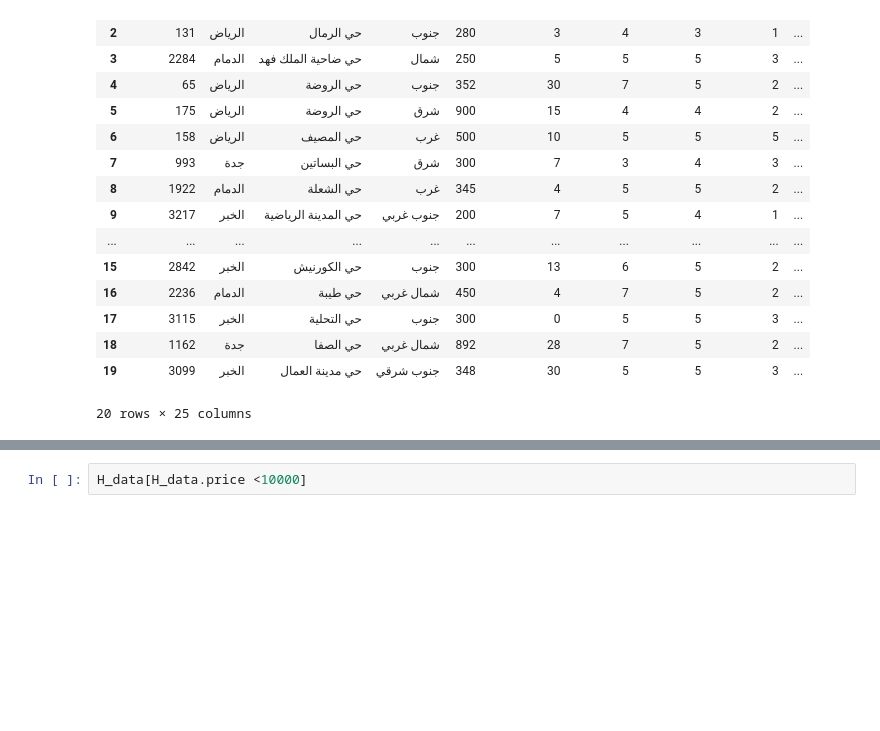
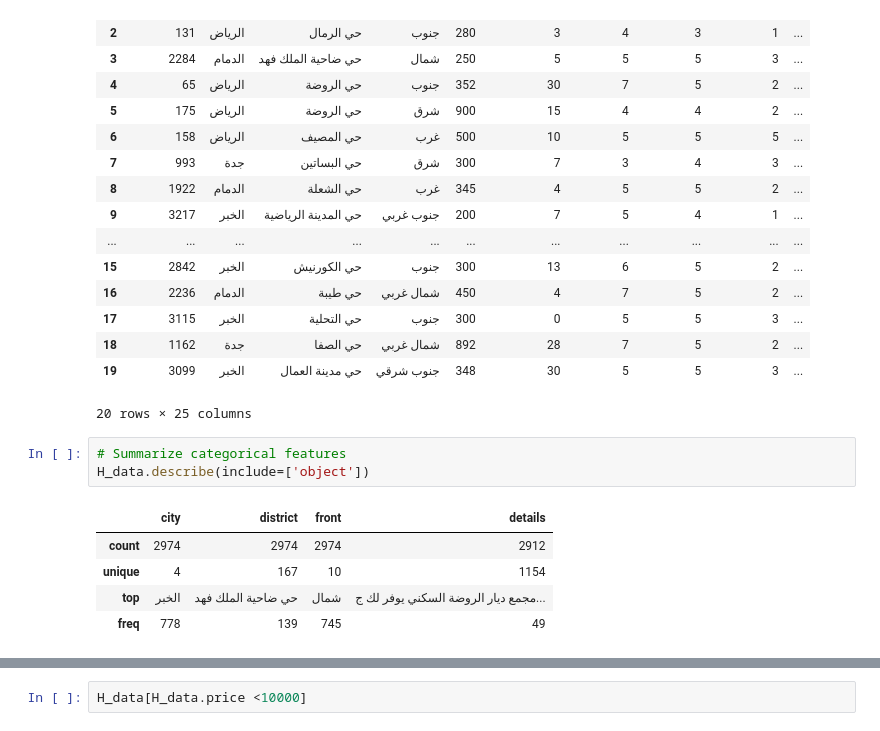
Before and after one commit to novr1512/saudi_aqar_price_prediction, a Jupyter notebook: Housing_EDA.ipynb, the cells around one changed output, grey strips where cells are left out. Drawn from its saved outputs; the diff is of its cells as text; blank space fills up the shorter version.

```diff
--- a/Housing_EDA.ipynb
+++ b/Housing_EDA.ipynb
@@ -84,3 +84,12 @@ H_data.head(20)
 | 18 | 1162 | جدة | حي الصفا | شمال غربي | 892 | 28 | 7 | 5 | 2 | ... |
 | 19 | 3099 | الخبر | حي مدينة العمال | جنوب شرقي | 348 | 30 | 5 | 5 | 3 | ... |
 20 rows × 25 columns
+# %%
+# Summarize categorical features
+H_data.describe(include=['object'])
+# %% [output]
+|  | city | district | front | details |
+| count | 2974 | 2974 | 2974 | 2912 |
+| unique | 4 | 167 | 10 | 1154 |
+| top | الخبر | حي ضاحية الملك فهد | شمال | مجمع ديار الروضة السكني يوفر لك ج... |
+| freq | 778 | 139 | 745 | 49 |
```
Also changed, not shown: parts of 2 cells of this notebook, 2 other files.
